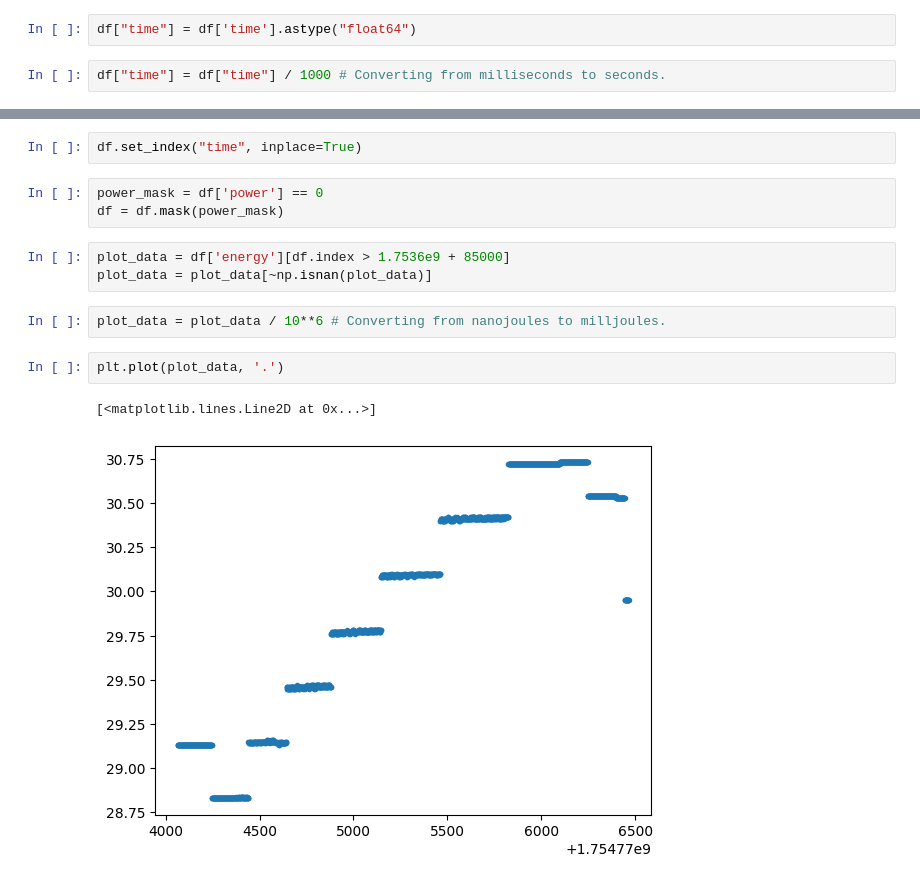
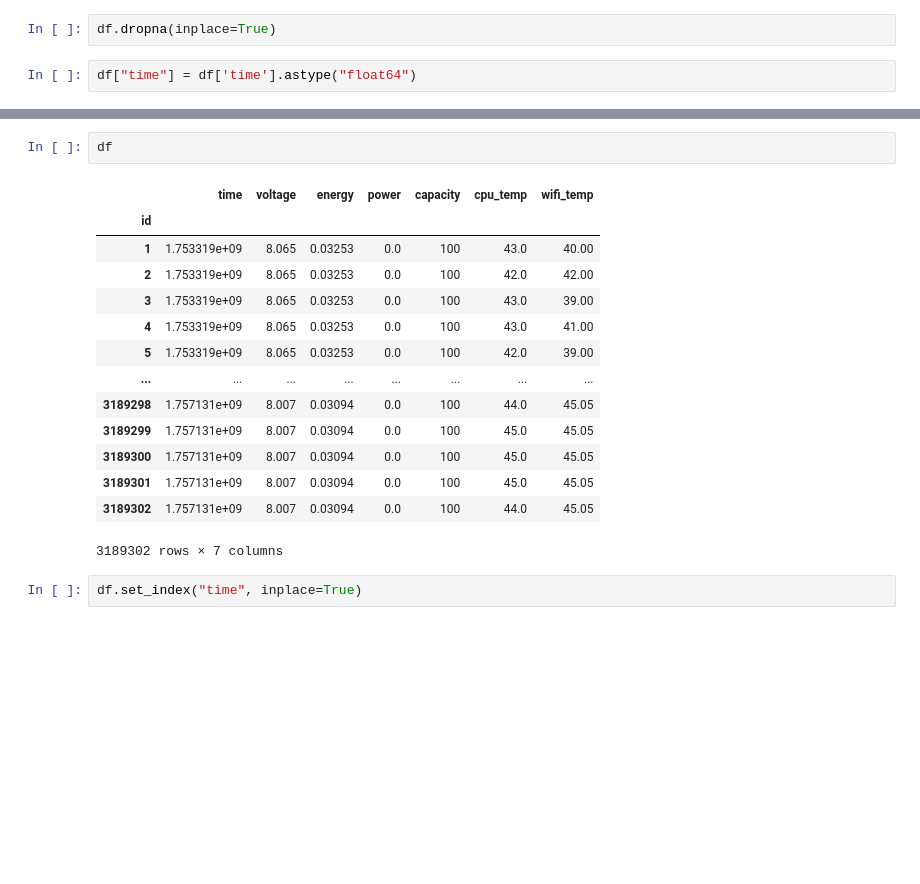
Before and after one commit to Tortugellini/wattson, a Jupyter notebook: notebooks/notebook.ipynb, the cells around one changed output, grey strips where cells are left out. Cells and saved outputs as stored; diff of their text form; blank space fills up the shorter version.

```diff
--- a/notebooks/notebook.ipynb
+++ b/notebooks/notebook.ipynb
@@ -16,4 +17,4 @@ df['wifi_temp'] = df['wifi_temp'] / 10**3 # Converting milli-Fahrenheit to Fahre
+# %%
+df.dropna(inplace=True)
 # %%
 df["time"] = df['time'].astype("float64")
-# %%
-df["time"] = df["time"] / 1000 # Converting from milliseconds to seconds.
@@ -20,15 +27,19 @@ df["time"] = df["time"] / 1000 # Converting from milliseconds to seconds.
+# %%
+df
+# %% [output]
+|  | time | voltage | energy | power | capacity | cpu_temp | wifi_temp |
+| id |  |  |  |  |  |  |  |
+| 1 | 1.753319e+09 | 8.065 | 0.03253 | 0.0 | 100 | 43.0 | 40.00 |
+| 2 | 1.753319e+09 | 8.065 | 0.03253 | 0.0 | 100 | 42.0 | 42.00 |
+| 3 | 1.753319e+09 | 8.065 | 0.03253 | 0.0 | 100 | 43.0 | 39.00 |
+| 4 | 1.753319e+09 | 8.065 | 0.03253 | 0.0 | 100 | 43.0 | 41.00 |
+| 5 | 1.753319e+09 | 8.065 | 0.03253 | 0.0 | 100 | 42.0 | 39.00 |
+| ... | ... | ... | ... | ... | ... | ... | ... |
+| 3189298 | 1.757131e+09 | 8.007 | 0.03094 | 0.0 | 100 | 44.0 | 45.05 |
+| 3189299 | 1.757131e+09 | 8.007 | 0.03094 | 0.0 | 100 | 45.0 | 45.05 |
+| 3189300 | 1.757131e+09 | 8.007 | 0.03094 | 0.0 | 100 | 45.0 | 45.05 |
+| 3189301 | 1.757131e+09 | 8.007 | 0.03094 | 0.0 | 100 | 45.0 | 45.05 |
+| 3189302 | 1.757131e+09 | 8.007 | 0.03094 | 0.0 | 100 | 44.0 | 45.05 |
+3189302 rows × 7 columns
 # %%
 df.set_index("time", inplace=True)
-# %%
-power_mask = df['power'] == 0
-df = df.mask(power_mask)
-# %%
-plot_data = df['energy'][df.index > 1.7536e9 + 85000]
-plot_data = plot_data[~np.isnan(plot_data)]
-# %%
-plot_data = plot_data / 10**6 # Converting from nanojoules to milljoules.
-# %%
-plt.plot(plot_data, '.')
-# %% [output]
-[<matplotlib.lines.Line2D at 0x...>]
-[figure, removed]
```
Also changed, not shown: parts of 14 cells of this notebook.
